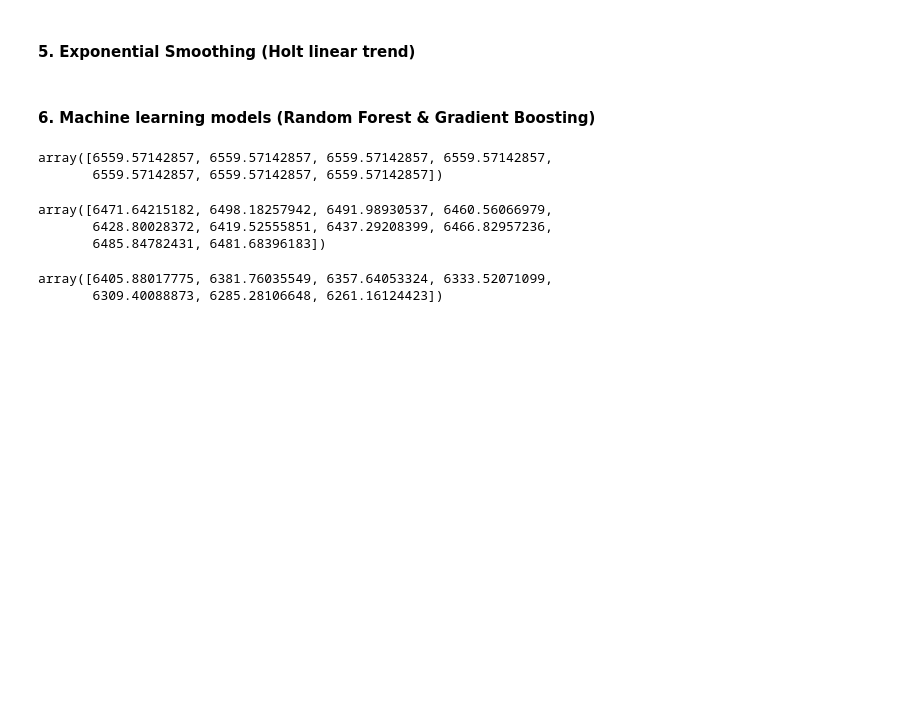
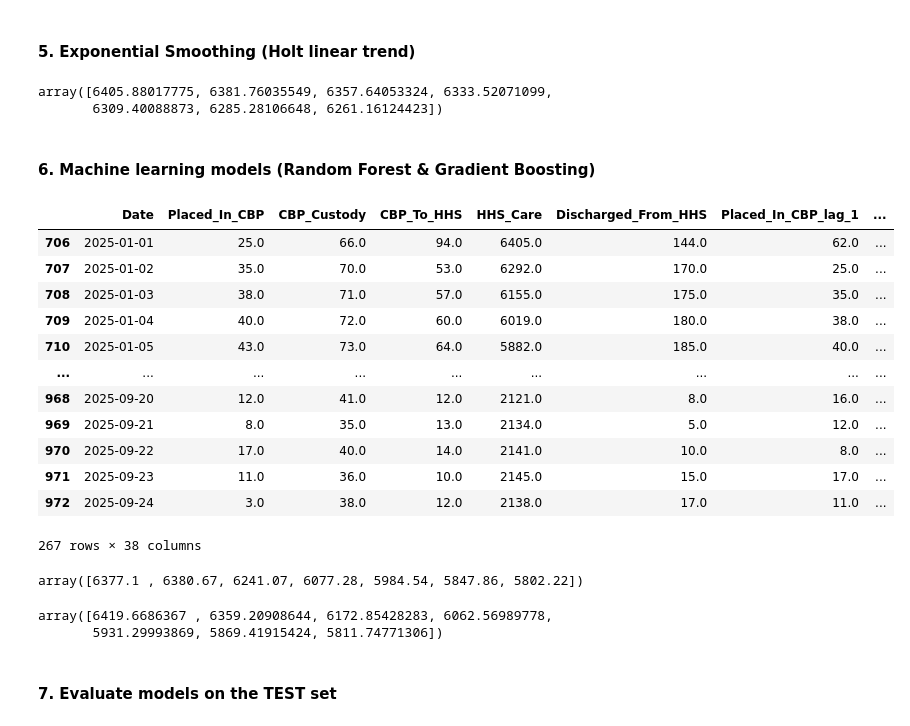
Before and after one commit to amithvardhan99/resume-projects, a Jupyter notebook: Predictive Forecasting of Care Load & Placement Demand/notebook-1.ipynb, the cells around one changed output. Saved outputs shown, nothing was run; the diff lists cells and outputs as text; code cells hidden in the pictures; blank space fills up the shorter version.

```diff
--- a/Predictive Forecasting of Care Load & Placement Demand/notebook-1.ipynb
+++ b/Predictive Forecasting of Care Load & Placement Demand/notebook-1.ipynb
@@ -108,6 +108,7 @@ val_df = df[(df["Date"] > train_end) & (df["Date"] <= val_end)].copy()
 test_df = df[df["Date"] > val_end].copy()
 
 train_ml = df_ml[df_ml["Date"] <= train_end].copy()
+val_ml = df_ml[(df_ml["Date"] > train_end) & (df_ml["Date"] <= val_end)].copy()
 test_ml = df_ml[df_ml["Date"] > val_end].copy()
 # %%
 print("\nSplit sizes:")
@@ -194,6 +195,11 @@ def exp_smoothing_forecast(series, horizon):
     except Exception as e:
         print("  ExpSmoothing failed:", e)
         return naive_forecast(series, horizon)
+# %%
+exp_smoothing_forecast(train_df["HHS_Care"], 7)
+# %% [output]
+array([6405.88017775, 6381.76035549, 6357.64053324, 6333.52071099,
+       6309.40088873, 6285.28106648, 6261.16124423])
 # %% [markdown]
 #### 6. Machine learning models (Random Forest & Gradient Boosting)
 # %%
@@ -229,18 +235,34 @@ def train_ml_model(train_frame, target, model_type="rf"):
 def ml_predict(model, frame):
     """Predict using an already trained ML model."""
     return model.predict(frame[FEATURE_COLS])
+# %%
+val_ml
+# %% [output]
+|  | Date | Placed_In_CBP | CBP_Custody | CBP_To_HHS | HHS_Care | Discharged_From_HHS | Placed_In_CBP_lag_1 | ... |
+| 706 | 2025-01-01 | 25.0 | 66.0 | 94.0 | 6405.0 | 144.0 | 62.0 | ... |
+| 707 | 2025-01-02 | 35.0 | 70.0 | 53.0 | 6292.0 | 170.0 | 25.0 | ... |
+| 708 | 2025-01-03 | 38.0 | 71.0 | 57.0 | 6155.0 | 175.0 | 35.0 | ... |
+| 709 | 2025-01-04 | 40.0 | 72.0 | 60.0 | 6019.0 | 180.0 | 38.0 | ... |
+| 710 | 2025-01-05 | 43.0 | 73.0 | 64.0 | 5882.0 | 185.0 | 40.0 | ... |
+| ... | ... | ... | ... | ... | ... | ... | ... | ... |
+| 968 | 2025-09-20 | 12.0 | 41.0 | 12.0 | 2121.0 | 8.0 | 16.0 | ... |
+| 969 | 2025-09-21 | 8.0 | 35.0 | 13.0 | 2134.0 | 5.0 | 12.0 | ... |
+| 970 | 2025-09-22 | 17.0 | 40.0 | 14.0 | 2141.0 | 10.0 | 8.0 | ... |
+| 971 | 2025-09-23 | 11.0 | 36.0 | 10.0 | 2145.0 | 15.0 | 17.0 | ... |
+| 972 | 2025-09-24 | 3.0 | 38.0 | 12.0 | 2138.0 | 17.0 | 11.0 | ... |
+267 rows × 38 columns
+# %%
+model = train_ml_model(train_ml, "HHS_Care", model_type="rf")
+pred = ml_predict(model, val_ml.iloc[0:7])
+pred
+# %% [output]
+array([6377.1 , 6380.67, 6241.07, 6077.28, 5984.54, 5847.86, 5802.22])
 # %%
+model = train_ml_model(train_ml, "HHS_Care", model_type="gb")
+pred = ml_predict(model, val_ml.iloc[0:7])
+pred
 # %% [output]
-array([6559.57142857, 6559.57142857, 6559.57142857, 6559.57142857,
-       6559.57142857, 6559.57142857, 6559.57142857])
+array([6419.6686367 , 6359.20908644, 6172.85428283, 6062.56989778,
+       5931.29993869, 5869.41915424, 5811.74771306])
-# %%
-arima_forecast(train_df["HHS_Care"],10)
-# %% [output]
-array([6471.64215182, 6498.18257942, 6491.98930537, 6460.56066979,
-       6428.80028372, 6419.52555851, 6437.29208399, 6466.82957236,
-       6485.84782431, 6481.68396183])
-# %%
-exp_smoothing_forecast(train_df["HHS_Care"], 7)
-# %% [output]
-array([6405.88017775, 6381.76035549, 6357.64053324, 6333.52071099,
-       6309.40088873, 6285.28106648, 6261.16124423])
+# %% [markdown]
+#### 7. Evaluate models on the TEST set
```
Also changed, not shown: parts of 1 cell of this notebook.
